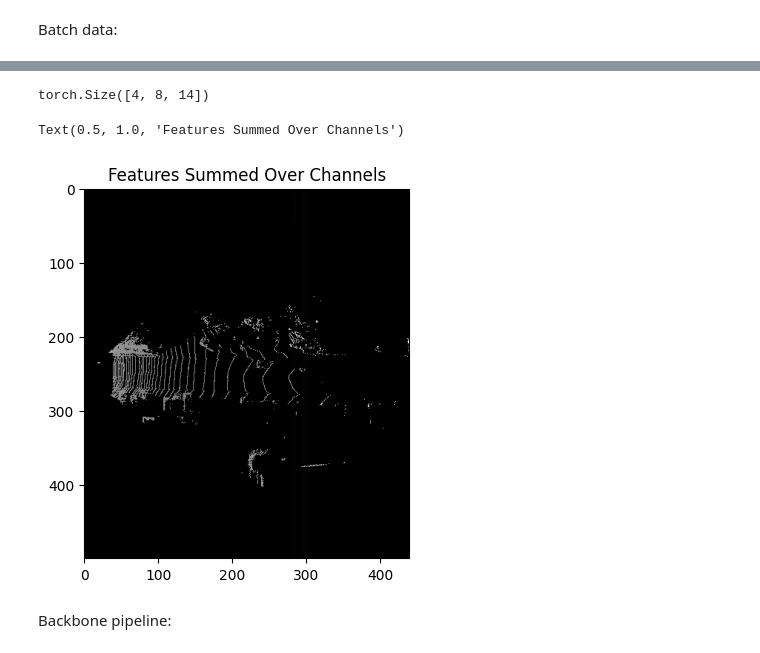
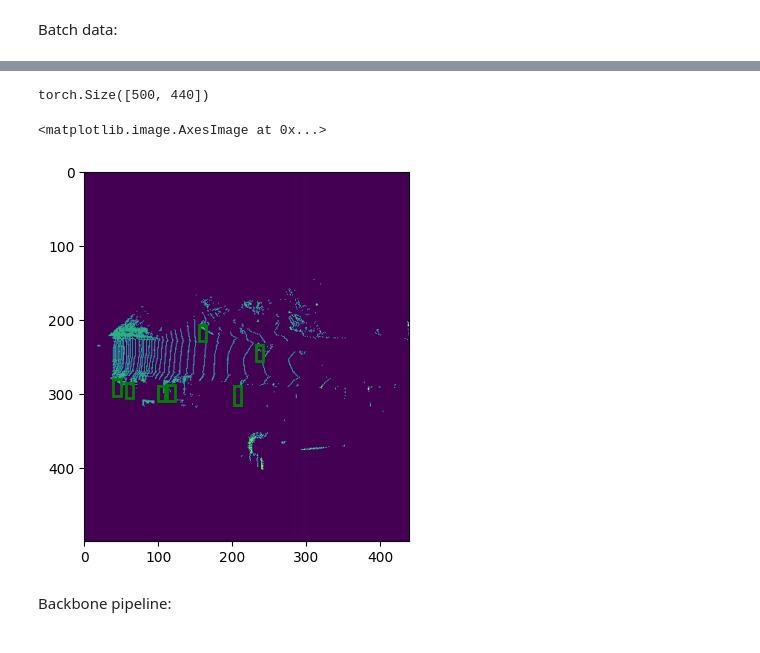
Before and after one commit to YouBotica/PointPillars, a Jupyter notebook: Implementation/PointPillarsNotebook.ipynb, the cells around one changed output, grey strips where cells are left out. Cells and saved outputs as stored; diff of their text form; code cells hidden in the pictures.

```diff
--- a/Implementation/PointPillarsNotebook.ipynb
+++ b/Implementation/PointPillarsNotebook.ipynb
@@ -84,7 +89,8 @@ def collate_batch(batch):
     point_clouds, annotations = zip(*batch)
     point_clouds = torch.stack(point_clouds, dim=0)
 
-    normalized_annotations = normalize_annotations(annotations, pillar_size=PILLAR_SIZE)
+    normalized_annotations = normalize_annotations(annotations, pillar_size=PILLAR_SIZE,
+        x_lims=(X_MIN, X_MAX), y_lims=(Y_MIN, Y_MAX))
 
     return point_clouds, normalized_annotations
 
@@ -110,11 +116,11 @@ dataset = PseudoImageDataset(pointcloud_dir=train_pointclouds_dir, device=device
                              max_pillars=MAX_FILLED_PILLARS, x_min=X_MIN, y_min=Y_MIN, z_min=Z_MIN, x_max = X_MAX, y_max=Y_MAX,
                              z_max = Z_MAX, pillar_size=PILLAR_SIZE)
 
-train_loader = DataLoader(dataset, batch_size=4, shuffle=False, collate_fn=collate_batch)
+train_loader = DataLoader(dataset, batch_size=1, shuffle=False, collate_fn=collate_batch) # FIXME: Set batch to 4 again
 
 
 # Iterate through batches:
-for batch_idx, (pseudo_image, labels) in enumerate(train_loader):
+for batch_idx, (pseudo_image, batched_labels) in enumerate(train_loader):
     break # TODO: Erase this and pass the entire dataset
 # %% [output]
 File loaded: /home/adlink/Documents/ECE-57000/ClassProject/Candidate2/PointPillars/dataset/kitti/training/velodyne_reduced/006066.bin
@@ -128,16 +128,41 @@ Loading point cloud number 3
-# %%
-labels.size()
-# %% [output]
-torch.Size([4, 8, 14])
 # %%
+batched_labels[0][0]
 pseudo_image.size()
 # Sum over channels for the original features
-pseudo_image_raw = torch.sum(pseudo_image[0, :, :, :], dim=0).detach().numpy()
-plt.imshow(pseudo_image_raw, cmap='gray')
-plt.title('Features Summed Over Channels')
+pseudo_image_raw = torch.sum(pseudo_image[0, :, :, :], dim=0).detach()#.numpy()
+pseudo_image_raw.size()
 # %% [output]
-Text(0.5, 1.0, 'Features Summed Over Channels')
+torch.Size([500, 440])
-[figure, removed]
+# %%
+pseudo_image.size()
+# Sum over channels for the original features
+pseudo_image_raw = torch.sum(pseudo_image[0, :, :, :], dim=0).detach()#.numpy()
+#plt.imshow(pseudo_image_raw, cmap='gray')
+#plt.title('Features Summed Over Channels')
+
+# TODO: Plot labels on pseudo-image:
+
+'''orig_x, orig_y, orig_z, orig_h, orig_w, orig_l, orig_ry,
+norm_x, norm_y, norm_z, norm_h, norm_w, norm_l, orig_ry  # Note: rotation_y remains the same'''
+
+fig, ax = plt.subplots()
+
+for labels in batched_labels:
+    for gt in labels:
+        x_lims = (0.0, pseudo_image.size()[-1])
+        y_lims = (0.0, pseudo_image.size()[-2])
+        x_anchor = gt[7] - gt[12]/2
+        y_anchor = gt[8] - gt[11]/2
+        height = gt[11]
+        width = gt[12]
+        # (self, x_lims: tuple, y_lims: tuple, x_anchor: float, y_anchor: float, height: float, width: float)
+        box = Box2D(x_lims, y_lims, x_anchor, y_anchor, height, width)
+        ax.add_patch(box.create_marker(color='g'))
+
+ax.imshow(pseudo_image_raw) # Plot batched_image here
+# %% [output]
+<matplotlib.image.AxesImage at 0x...>
+[figure, added]
 # %%
 # After pillarization and batching, we can start using the GPU:
 device = 'cuda' if torch.cuda.is_available() else 'cpu'
```
Also changed, not shown: parts of 16 cells of this notebook, 2 other files.
